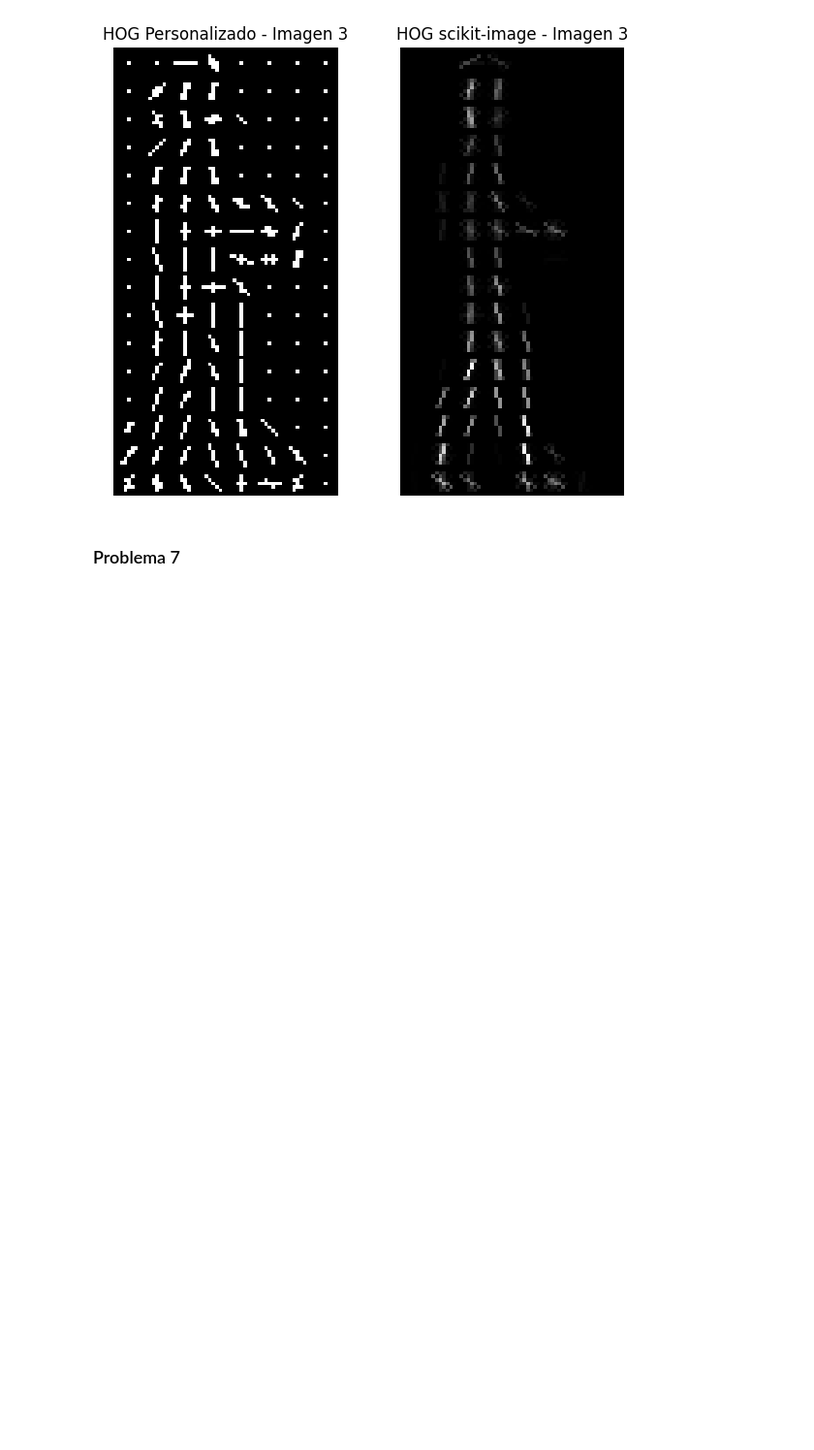
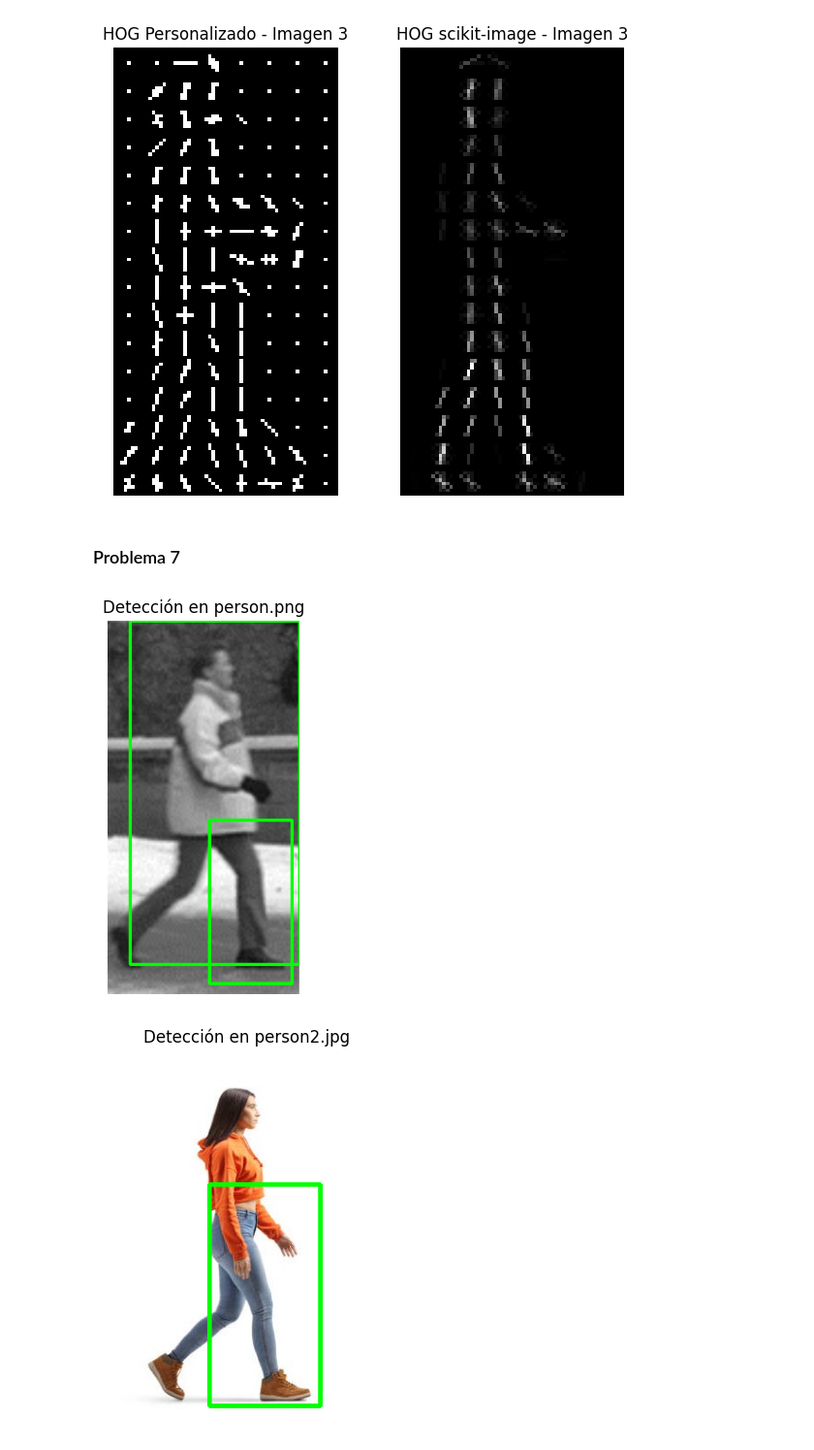
Before and after one commit to Dahernandezsilve/VCHoGLab3, a Jupyter notebook: Lab03.ipynb, the cells around one changed output. Shown: that part at 97% size. Cells and saved outputs as stored; diff of their text form; code cells hidden in the pictures; blank space fills up the shorter version.

Commit message:
Inciso 7, deteccion de personas mejorado

```diff
--- a/Lab03.ipynb
+++ b/Lab03.ipynb
@@ -296,3 +296,50 @@ for idx, I in enumerate(arrayImages):
 [figure]
 # %% [markdown]
 ### Problema 7
+# %%
+import cv2
+import matplotlib.pyplot as plt
+import os
+
+# Inicializar el detector HOG con el detector de personas
+hog = cv2.HOGDescriptor()
+hog.setSVMDetector(cv2.HOGDescriptor_getDefaultPeopleDetector())
+
+def inciso7(ruta_imagen):
+    I = cv2.imread(ruta_imagen)
+    if I is None:
+        print(f"Error al cargar la imagen: {ruta_imagen}")
+        return None
+
+    # Convertir a escala de grises
+    I_gray = cv2.cvtColor(I, cv2.COLOR_BGR2GRAY)
+
+    # Detectar personas
+    locations, _ = hog.detectMultiScale(
+        I_gray, winStride=(8, 8), padding=(8, 8), scale=1.05
+    )
+
+    for (x, y, w, h) in locations:
+        cv2.rectangle(I, (x, y), (x + w, y + h), (0, 255, 0), 3)
+
+
+    I_rgb = cv2.cvtColor(I, cv2.COLOR_BGR2RGB)
+    plt.figure(figsize=(10, 5))
+    plt.imshow(I_rgb)
+    plt.axis("off")
+    plt.title(f"Detección en {os.path.basename(ruta_imagen)}")
+    plt.show()
+
+    return I
+
+folder = "data/"
+files = os.listdir(folder)
+arrayImages = []
+
+for file in files:
+    imagePath = os.path.join(folder, file)
+    resultado = inciso7(imagePath)
+    arrayImages.append(resultado)
+# %% [output]
+[figure, added]
+[figure, added]
```
Also changed, not shown: parts of 1 cell of this notebook, 2 other files.
